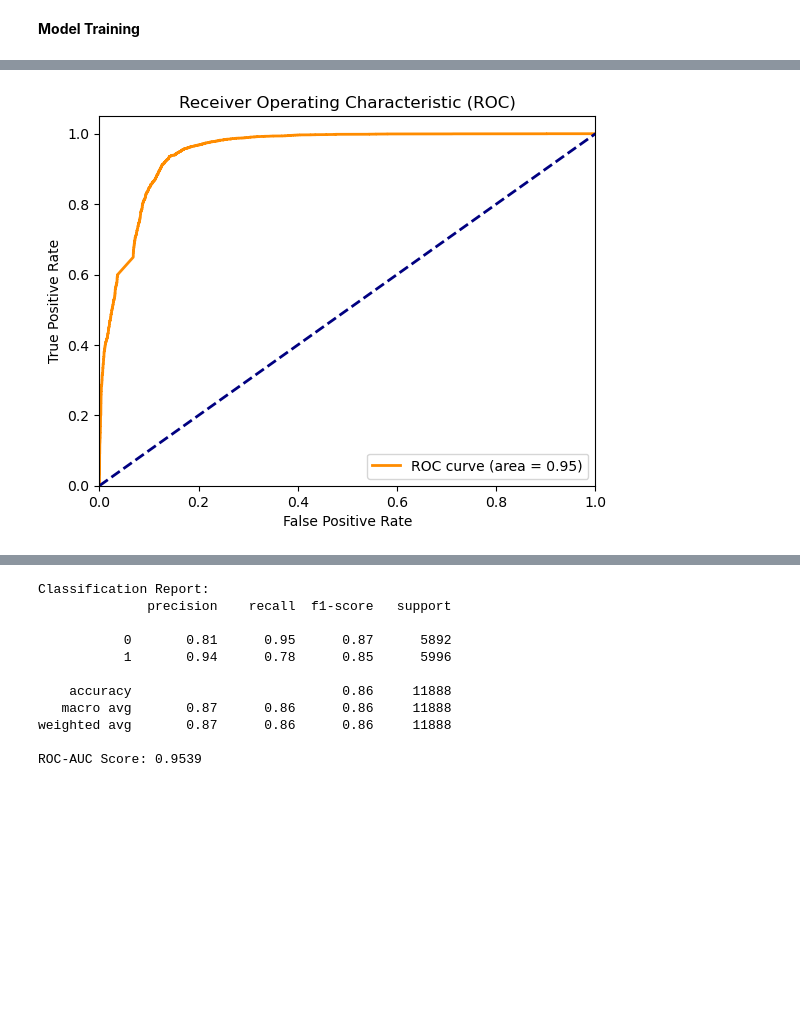
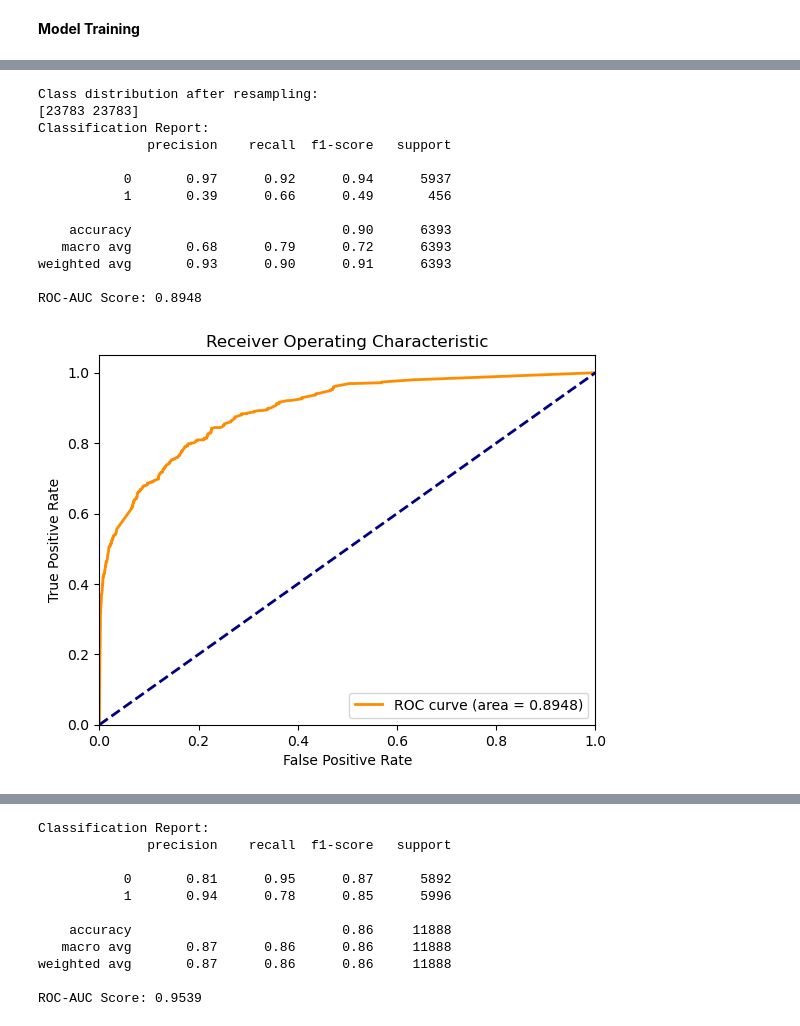
Before and after one commit to tarlan3003/x_sentiment_analysis, a Jupyter notebook: sentiment_analysis.ipynb, the cells around one changed output, grey strips where cells are left out. Saved outputs shown, nothing was run; the diff lists cells and outputs as text; code cells hidden in the pictures; blank space fills up the shorter version.

```diff
--- a/sentiment_analysis.ipynb
+++ b/sentiment_analysis.ipynb
@@ -487,2 +474,20 @@ Class distribution after resampling:
+# %%
+#Applying TF-IDF Vectorizer and balancing only training data
+# Convert tokenized tweets back to strings for TF-IDF vectorization
+df_train['tweet_str'] = df_train['tokenized_tweet'].apply(lambda x: ' '.join(x))
+
+# Apply TF-IDF Vectorizer
+tfidf = TfidfVectorizer(max_features=1000)
+X_tfidf = tfidf.fit_transform(df_train['tweet_str'])
+
+# Labels
+y = df_train['label']
+
+# Step 1: Split the data into training and validation sets
+X_train, X_val, y_train, y_val = train_test_split(X_tfidf, y, test_size=0.2, random_state=42)
+
+# Step 2: Balance the training set using SMOTE
+#smote = SMOTE(random_state=42)
+#X_train_resampled, y_train_resampled = smote.fit_resample(X_train, y_train)
 # %%
 # Plotting the class distribution
@@ -605,18 +789,49 @@ ROC-AUC Score: 0.9496
 # %%
-# Compute ROC curve and ROC area for each class
-fpr, tpr, _ = roc_curve(y_val, y_pred_proba)
-roc_auc = auc(fpr, tpr)
 
-# Plot ROC curve
+# Check the distribution of classes after resampling
+print("Class distribution after resampling:")
+print(np.bincount(y_train_resampled))
+
+# Step 3: Train a Random Forest model
+rf_model = RandomForestClassifier(random_state=42, n_estimators=100)
+rf_model.fit(X_train_resampled, y_train_resampled)
+
+# Step 4: Predict on the validation set
+y_val_pred = rf_model.predict(X_val)
+y_val_pred_proba = rf_model.predict_proba(X_val)[:, 1]
+
+# Print classification report
+print("Classification Report:")
+print(classification_report(y_val, y_val_pred))
+
+# Compute ROC-AUC score
+roc_auc = roc_auc_score(y_val, y_val_pred_proba)
+print(f'ROC-AUC Score: {roc_auc:.4f}')
+
+# Step 5: Plot the ROC curve
+fpr, tpr, _ = roc_curve(y_val, y_val_pred_proba)
 plt.figure()
-plt.plot(fpr, tpr, color='darkorange', lw=2, label='ROC curve (area = %0.2f)' % roc_auc)
+plt.plot(fpr, tpr, color='darkorange', lw=2, label=f'ROC curve (area = {roc_auc:.4f})')
 plt.plot([0, 1], [0, 1], color='navy', lw=2, linestyle='--')
 plt.xlim([0.0, 1.0])
 plt.ylim([0.0, 1.05])
 plt.xlabel('False Positive Rate')
 plt.ylabel('True Positive Rate')
-plt.title('Receiver Operating Characteristic (ROC)')
-plt.legend(loc='lower right')
+plt.title('Receiver Operating Characteristic')
+plt.legend(loc="lower right")
 plt.show()
 # %% [output]
+Class distribution after resampling:
+[23783 23783]
+Classification Report:
+              precision    recall  f1-score   support
+
+           0       0.97      0.92      0.94      5937
+           1       0.39      0.66      0.49       456
+
+    accuracy                           0.90      6393
+   macro avg       0.68      0.79      0.72      6393
+weighted avg       0.93      0.90      0.91      6393
+
+ROC-AUC Score: 0.8948
-[figure, old version]
+[figure, new version]
```
Also changed, not shown: parts of 14 cells of this notebook.
